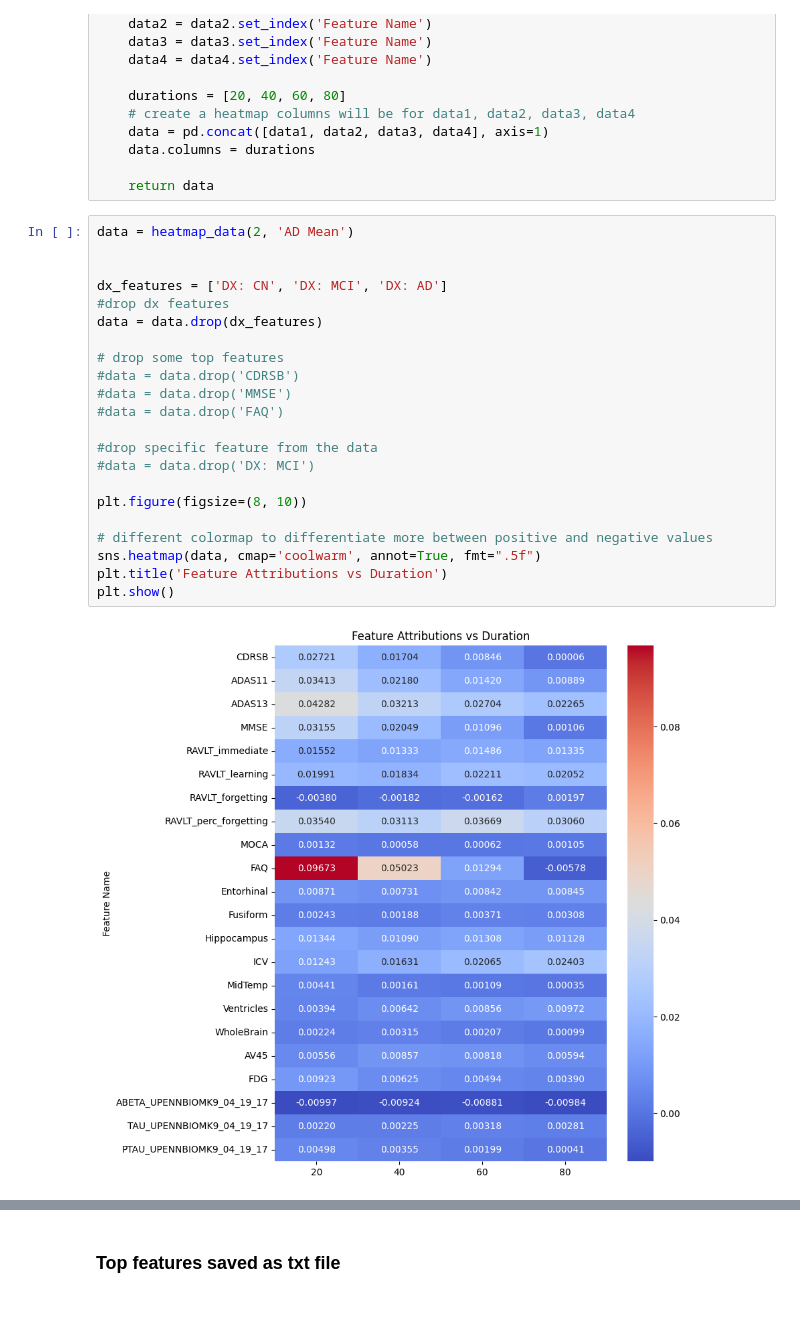
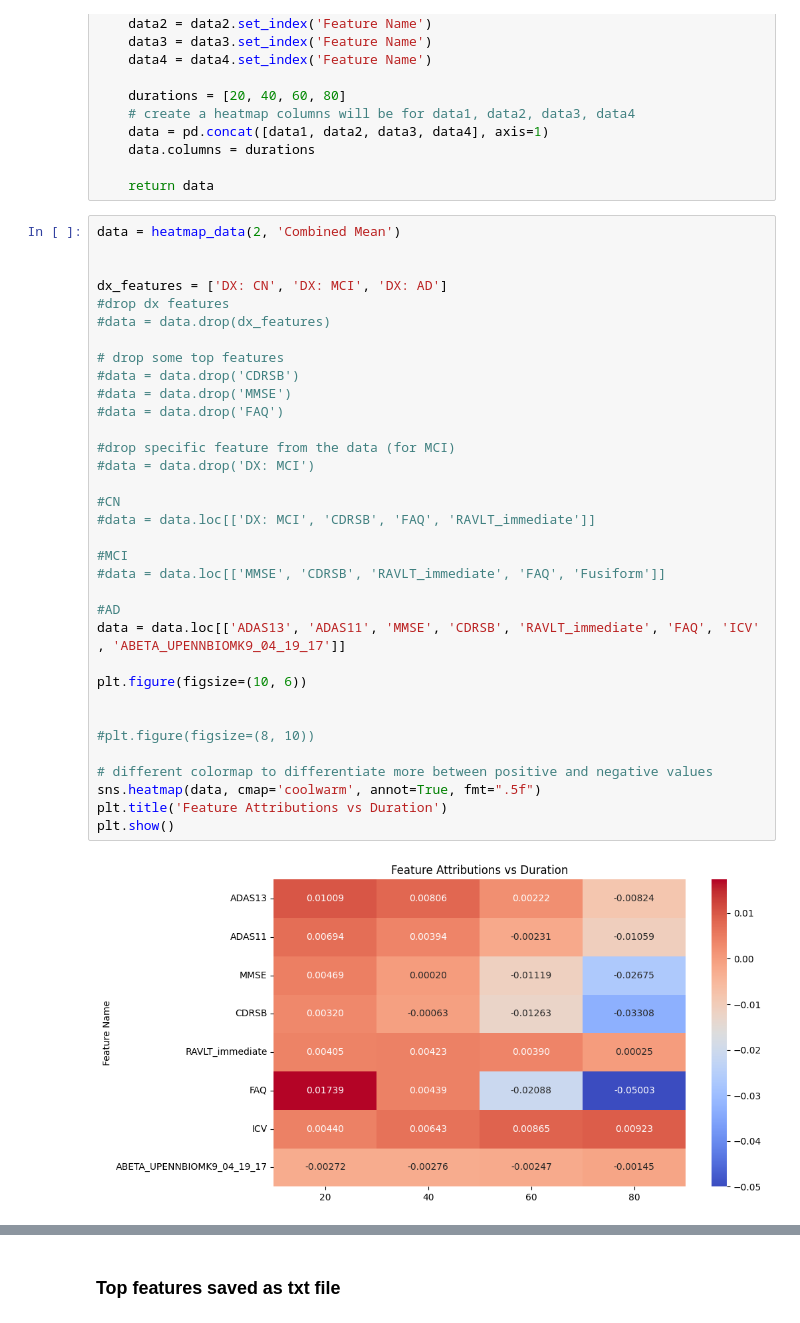
Before and after one commit to Osama00112/RNN-AD_python3, a Jupyter notebook: captum_2.ipynb, the cells around one changed output, grey strips where cells are left out. Drawn from its saved outputs; the diff is of its cells as text.

```diff
--- a/captum_2.ipynb
+++ b/captum_2.ipynb
@@ -806,29 +979,41 @@ def heatmap_data(target_class, col_name):
 
     return data
 # %%
-data = heatmap_data(2, 'AD Mean')
+data = heatmap_data(2, 'Combined Mean')
 
 
 dx_features = ['DX: CN', 'DX: MCI', 'DX: AD']
 #drop dx features
-data = data.drop(dx_features)
+#data = data.drop(dx_features)
 
 # drop some top features
 #data = data.drop('CDRSB')
 #data = data.drop('MMSE')
 #data = data.drop('FAQ')
 
-#drop specific feature from the data
+#drop specific feature from the data (for MCI)
 #data = data.drop('DX: MCI')
 
-plt.figure(figsize=(8, 10))
+#CN
+#data = data.loc[['DX: MCI', 'CDRSB', 'FAQ', 'RAVLT_immediate']]
+
+#MCI
+#data = data.loc[['MMSE', 'CDRSB', 'RAVLT_immediate', 'FAQ', 'Fusiform']]
+
+#AD
+data = data.loc[['ADAS13', 'ADAS11', 'MMSE', 'CDRSB', 'RAVLT_immediate', 'FAQ', 'ICV' , 'ABETA_UPENNBIOMK9_04_19_17']]
+
+plt.figure(figsize=(10, 6))
+
+
+#plt.figure(figsize=(8, 10))
 
 # different colormap to differentiate more between positive and negative values
 sns.heatmap(data, cmap='coolwarm', annot=True, fmt=".5f")
 plt.title('Feature Attributions vs Duration')
 plt.show()
 # %% [output]
-[figure, old version]
+[figure, new version]
 # %%
 # taking the absolute values
 data = data.abs()
```
Also changed, not shown: parts of 8 cells of this notebook, 15 other files.
